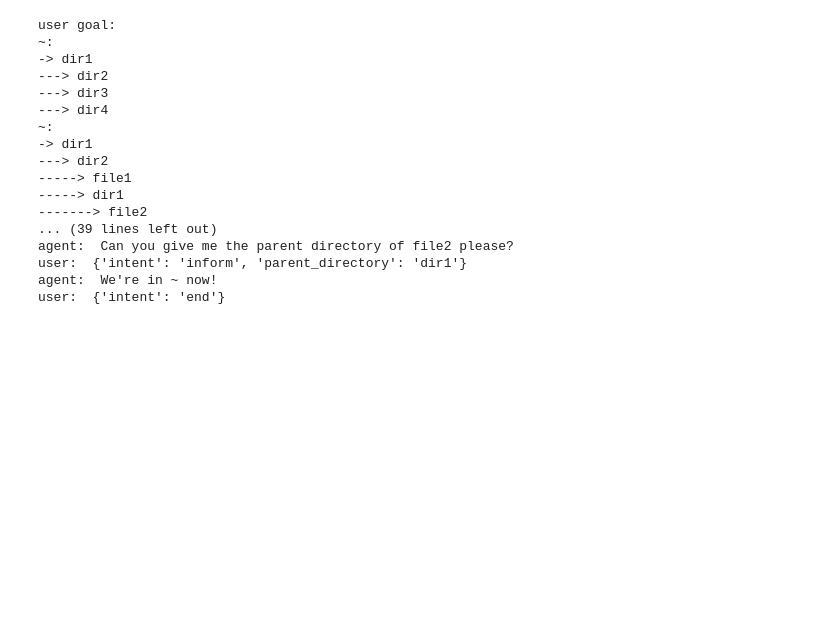
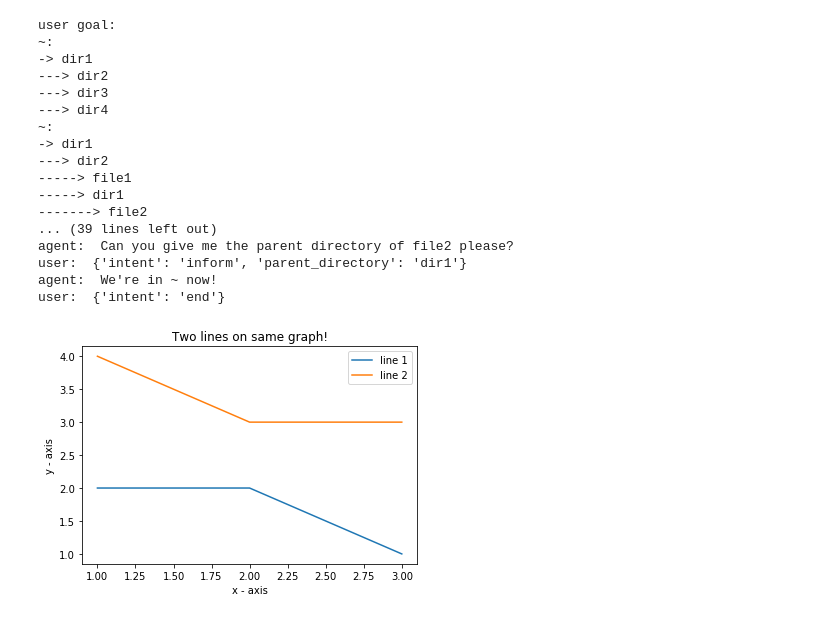
Before and after one commit to ressay/DialogueBot, a Jupyter notebook: train.ipynb, the cells around one changed output. Drawn from its saved outputs; the diff is of its cells as text; code cells hidden in the pictures; blank space fills up the shorter version.

```diff
--- a/train.ipynb
+++ b/train.ipynb
@@ -362,0 +365,27 @@ user:  {'intent': 'end'}
+# %%
+x1 = [1,2,3]
+y1 = [2,2,1]
+# plotting the line 1 points
+plt.plot(x1, y1, label = "line 1")
+
+# line 2 points
+x2 = [1,2,3]
+y2 = [4,3,3]
+# plotting the line 2 points
+plt.plot(x2, y2, label = "line 2")
+
+# naming the x axis
+plt.xlabel('x - axis')
+# naming the y axis
+plt.ylabel('y - axis')
+# giving a title to my graph
+plt.title('Two lines on same graph!')
+
+# show a legend on the plot
+plt.legend()
+
+# function to show the plot
+# plt.show()
+plt.savefig('foo.png', bbox_inches='tight')
+# %% [output]
+[figure, added]
```
Also changed, not shown: parts of 3 cells of this notebook, 7 other files.
